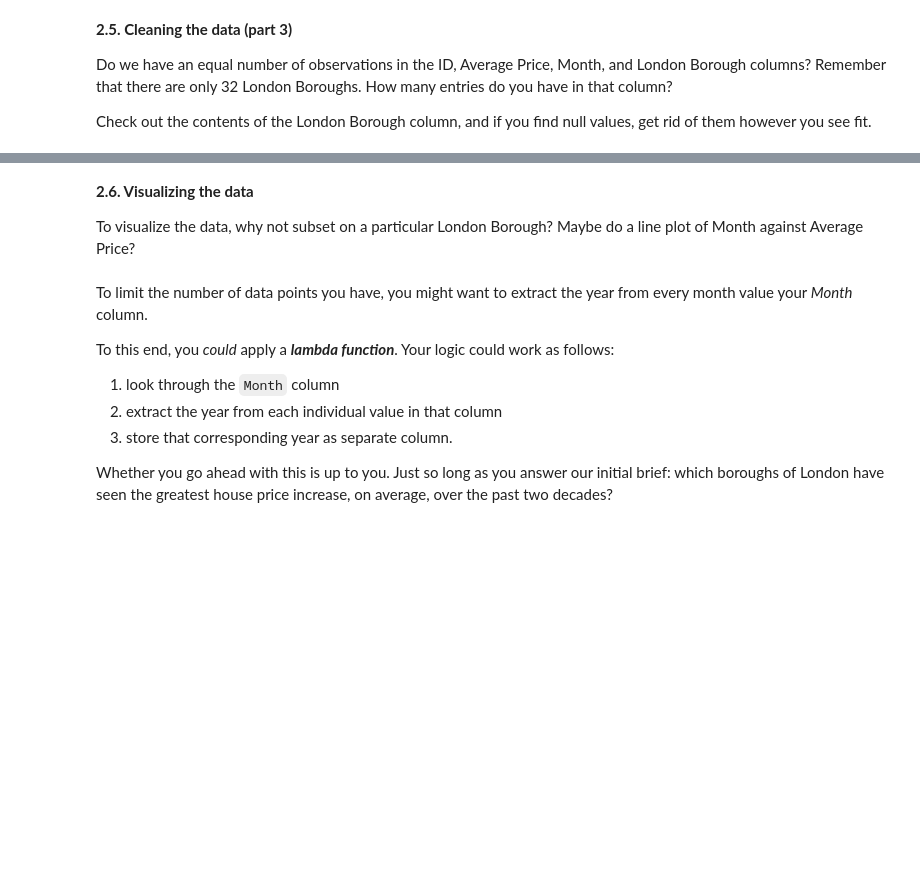
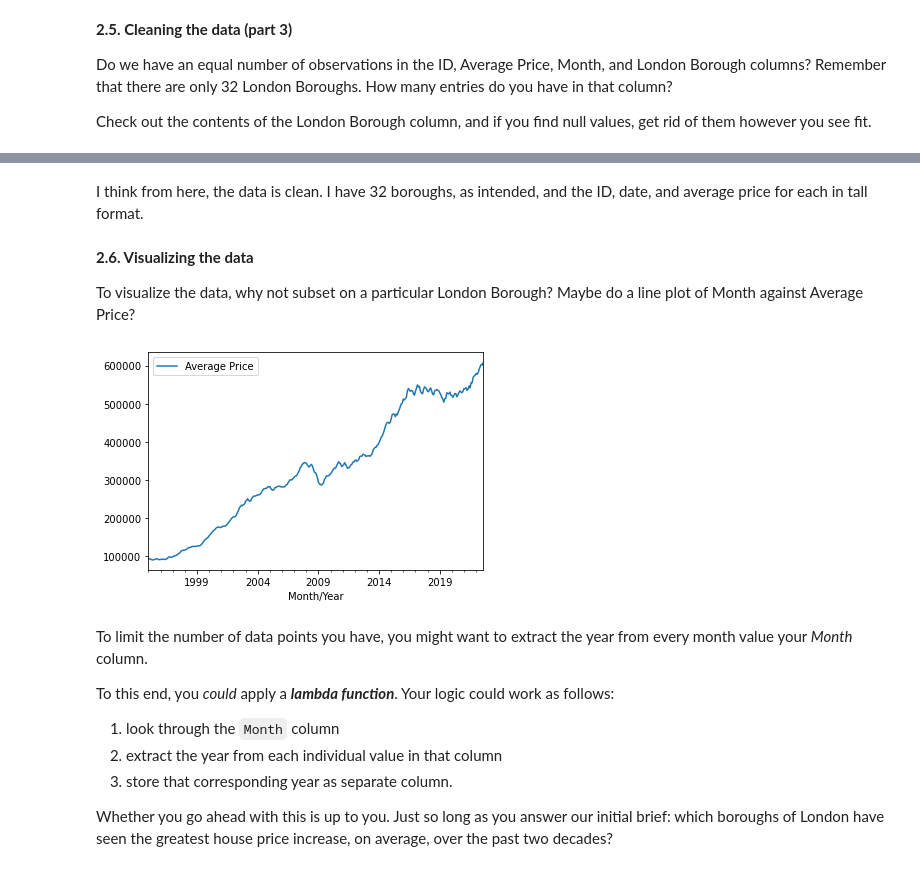
Before and after one commit to GwenToves/SpringBoard, a Jupyter notebook: Unit 4 Challenge - Tier 3.ipynb, the cells around one changed output, grey strips where cells are left out. Cells and saved outputs as stored; diff of their text form; code cells hidden in the pictures; blank space fills up the shorter version.

Commit message:
data is clean? beginning modeling.

```diff
--- a/Unit 4 Challenge - Tier 3.ipynb
+++ b/Unit 4 Challenge - Tier 3.ipynb
@@ -282,0 +285,2 @@ len(prop_cleaner['London Borough'].value_counts())
+# %%
+prop_cleaner = prop_cleaner.drop(prop_cleaner.index[33:]) #last several rows are useless for our purpose
@@ -282,0 +308,3 @@ len(prop_cleaner['London Borough'].value_counts())
+# %%
+prop_cleaner = prop_cleaner.drop(prop_cleaner.index[0]) #last several rows are useless for our purpose
+prop_cleaner
@@ -287,5 +334,5 @@ Remember what Wes McKinney said about tidy data?
 
 You might need to **melt** your DataFrame here.
 # %%
-prop_tall_clean = prop_cleaner.melt(id_vars=['London Borough', 'ID'], var_name = ['Month/Year'], value_name = 'Average Price')
-prop_tall_clean.head()
+prop_clean = prop_cleaner.melt(id_vars=['London Borough', 'ID'], var_name = ['Month/Year'], value_name = 'Average Price')
+prop_clean.head()
@@ -296,7 +356,7 @@ prop_tall_clean.dtypes # check column types
 # %%
-prop_tall_clean['Average Price'] = pd.to_numeric(prop_tall_clean['Average Price']) # change average price to float type
+prop_clean['Average Price'] = pd.to_numeric(prop_clean['Average Price']) # change average price to float type
 
-prop_tall_clean = prop_tall_clean.astype({'London Borough' : str, 'ID' : str}) # do I need this? 'object' just means it's
+prop_clean = prop_clean.astype({'London Borough' : str, 'ID' : str}) # do I need this? 'object' just means it's
                                                                                 # a complex type right? this line doesn't seem
                                                                                 # to change anything
 # %%
@@ -316,7 +422,14 @@ prop_tall_clean['London Borough'].unique() # investigate anything after Westmins
+# %% [markdown]
+I think from here, the data is clean. I have 32 boroughs, as intended, and the ID, date, and average price for each in tall format.
 # %% [markdown]
 **2.6. Visualizing the data**
 
 To visualize the data, why not subset on a particular London Borough? Maybe do a line plot of Month against Average Price?
+# %%
+prop_clean[prop_clean['London Borough'] == 'Barnet'].plot(kind='line', x='Month/Year', y = 'Average Price')
+plt.show()
+# %% [output]
+[figure, added]
 # %% [markdown]
 To limit the number of data points you have, you might want to extract the year from every month value your *Month* column.
 
```
Also changed, not shown: parts of 28 cells of this notebook.
